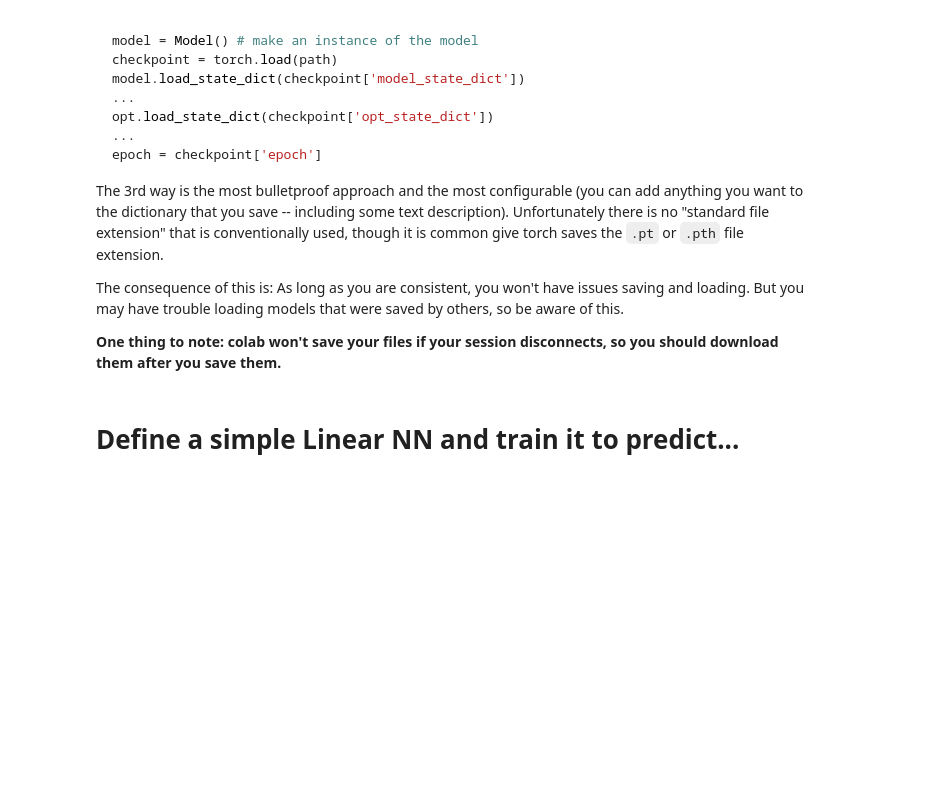
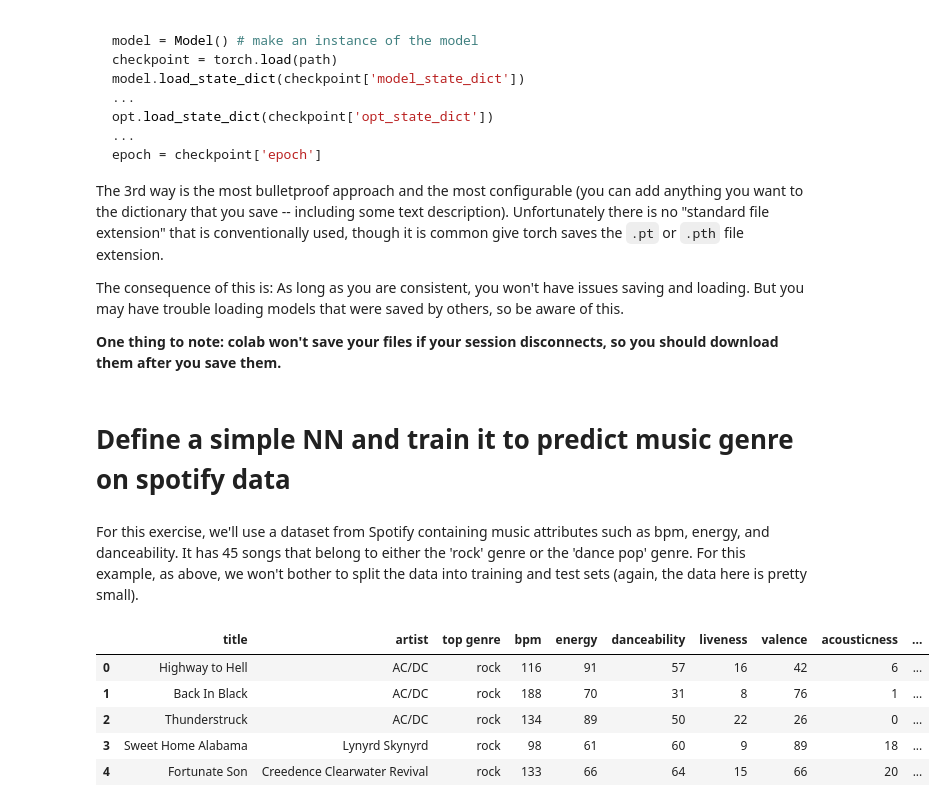
Before and after one commit to dylanwalker/BA865, a Jupyter notebook: BA865_Lecture_07.ipynb, the cells around one changed output. Saved outputs shown, nothing was run; the diff lists cells and outputs as text; code cells hidden in the pictures; blank space fills up the shorter version.

```diff
--- a/BA865_Lecture_07.ipynb
+++ b/BA865_Lecture_07.ipynb
@@ -523,4 +700,18 @@ The consequence of this is: As long as you are consistent, you won't have issues
 
 **One thing to note: colab won't save your files if your session disconnects, so you should download them after you save them.**
 # %% [markdown]
-# Define a simple Linear NN and train it to predict...
+# Define a simple NN and train it to predict music genre on spotify data
+# %% [markdown]
+For this exercise, we'll use a dataset from Spotify containing music attributes such as bpm, energy, and danceability. It has 45 songs that belong to either the 'rock' genre or the 'dance pop' genre. For this example, as above, we won't bother to split the data into training and test sets (again, the data here is pretty small).
+# %%
+# Read the data
+musicFile = 'https://raw.githubusercontent.com/dylanwalker/BA865/master/datasets/spotify.csv'
+musicData = pd.read_csv(musicFile, encoding='latin-1')
+musicData.head()
+# %% [output]
+|  | title | artist | top genre | bpm | energy | danceability | liveness | valence | acousticness | ... |
+| 0 | Highway to Hell | AC/DC | rock | 116 | 91 | 57 | 16 | 42 | 6 | ... |
+| 1 | Back In Black | AC/DC | rock | 188 | 70 | 31 | 8 | 76 | 1 | ... |
+| 2 | Thunderstruck | AC/DC | rock | 134 | 89 | 50 | 22 | 26 | 0 | ... |
+| 3 | Sweet Home Alabama | Lynyrd Skynyrd | rock | 98 | 61 | 60 | 9 | 89 | 18 | ... |
+| 4 | Fortunate Son | Creedence Clearwater Revival | rock | 133 | 66 | 64 | 15 | 66 | 20 | ... |
```
Also changed, not shown: parts of 68 cells of this notebook.
